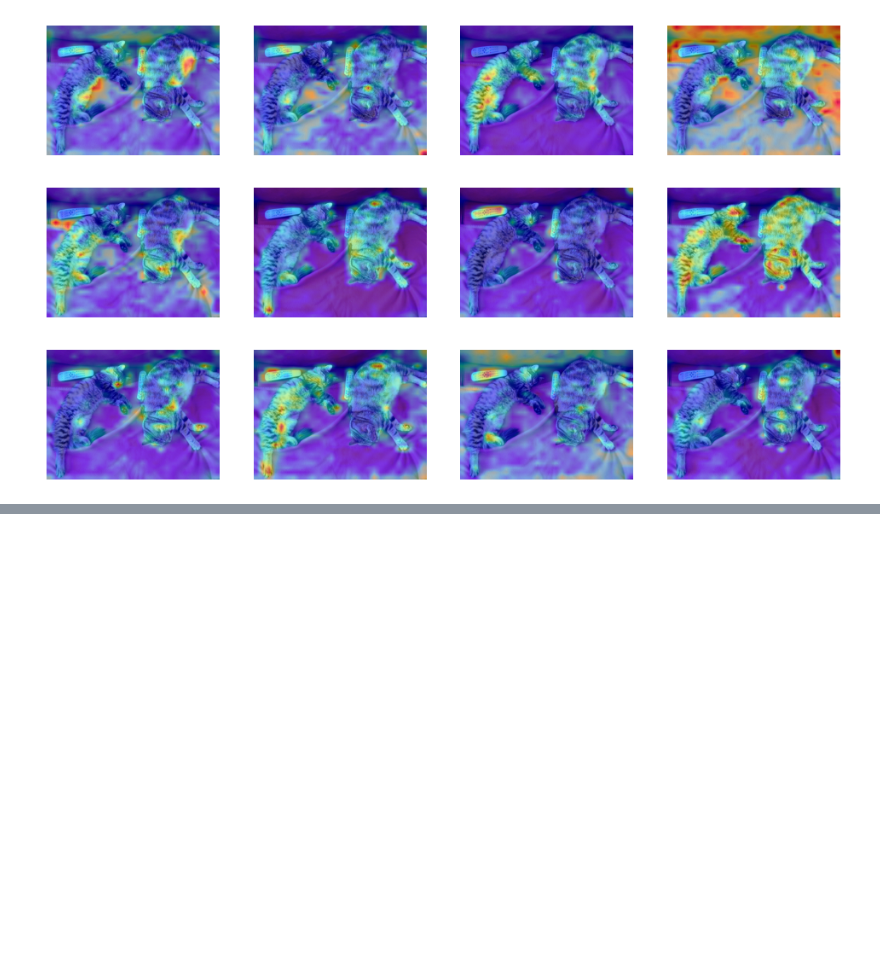
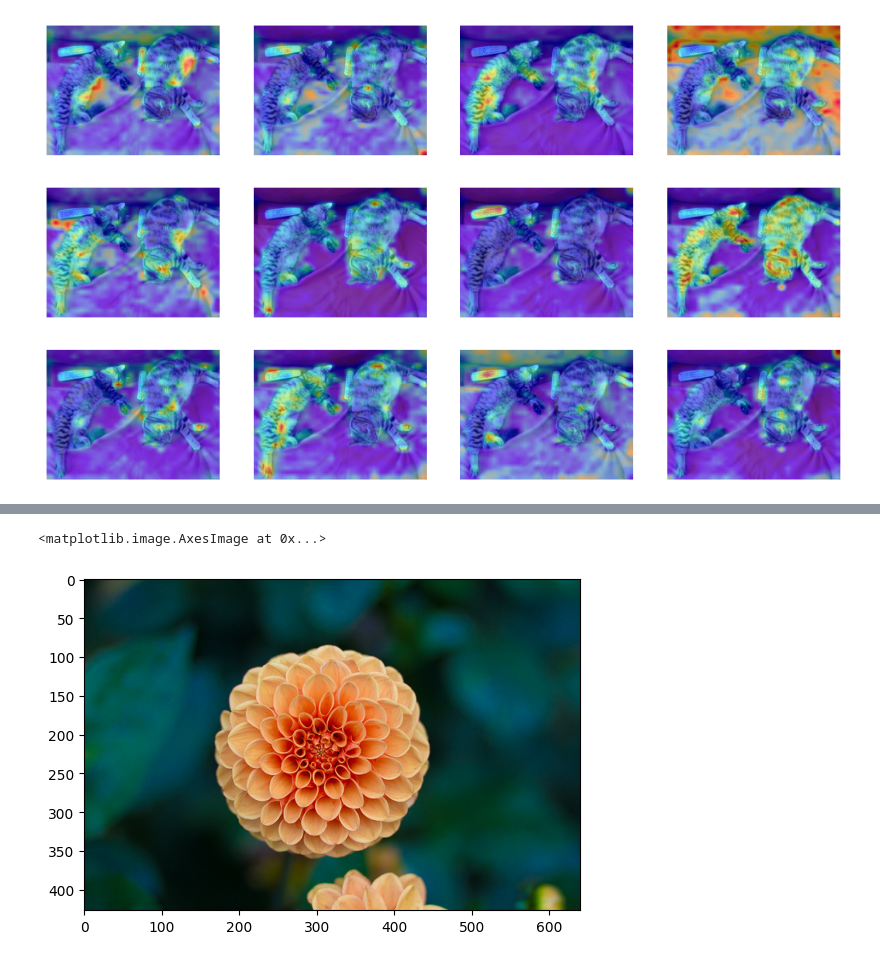
Before and after one commit to proutkarsh3104/Machine-learning-book, a Jupyter notebook: Pytorch AI/chapter_16_Vision_Transformers.ipynb, the cells around one changed output, grey strips where cells are left out. Saved outputs shown, nothing was run; the diff lists cells and outputs as text; code cells hidden in the pictures; blank space fills up the shorter version.

```diff
--- a/Pytorch AI/chapter_16_Vision_Transformers.ipynb
+++ b/Pytorch AI/chapter_16_Vision_Transformers.ipynb
@@ -284,0 +434,7 @@ ii
+# %%
+from sklearn.datasets import load_sample_image
+
+plt.imshow(load_sample_image("flower.jpg"))
+# %% [output]
+<matplotlib.image.AxesImage at 0x...>
+[figure, added]
```
Also changed, not shown: parts of 15 cells of this notebook.
